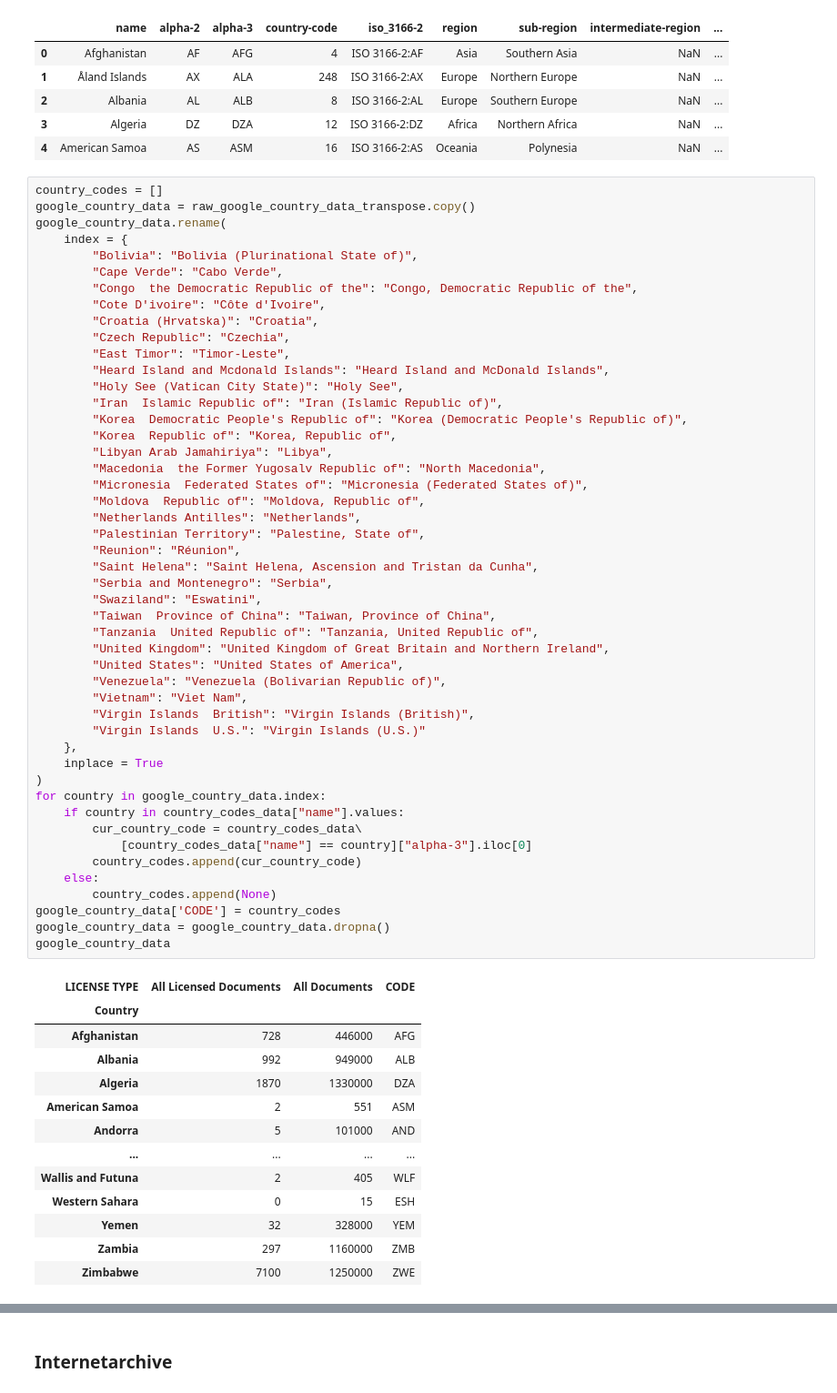
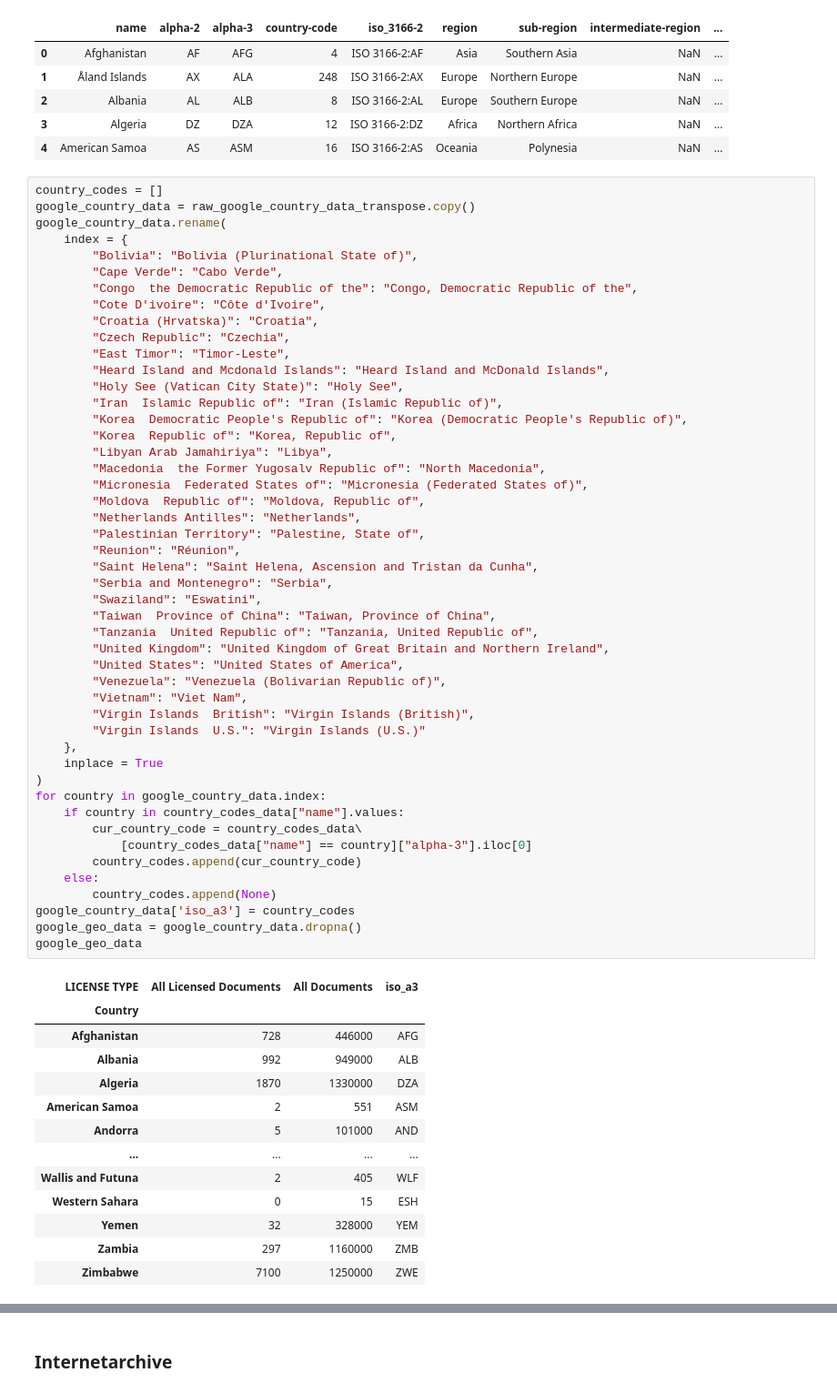
Before and after one commit to creativecommons/quantifying, a Jupyter notebook: visualization/visualization_engineering.ipynb, the cells around one changed output, grey strips where cells are left out. Shown at 91% size. Saved outputs shown, nothing was run; the diff lists cells and outputs as text.

```diff
--- a/visualization/visualization_engineering.ipynb
+++ b/visualization/visualization_engineering.ipynb
@@ -353,37 +371,37 @@ google_country_data.rename(
         "Korea  Republic of": "Korea, Republic of",
         "Libyan Arab Jamahiriya": "Libya",
         "Macedonia  the Former Yugosalv Republic of": "North Macedonia",
         "Micronesia  Federated States of": "Micronesia (Federated States of)",
         "Moldova  Republic of": "Moldova, Republic of",
         "Netherlands Antilles": "Netherlands",
         "Palestinian Territory": "Palestine, State of",
         "Reunion": "Réunion",
         "Saint Helena": "Saint Helena, Ascension and Tristan da Cunha",
         "Serbia and Montenegro": "Serbia",
         "Swaziland": "Eswatini",
         "Taiwan  Province of China": "Taiwan, Province of China",
         "Tanzania  United Republic of": "Tanzania, United Republic of",
         "United Kingdom": "United Kingdom of Great Britain and Northern Ireland",
         "United States": "United States of America",
         "Venezuela": "Venezuela (Bolivarian Republic of)",
         "Vietnam": "Viet Nam",
         "Virgin Islands  British": "Virgin Islands (British)",
         "Virgin Islands  U.S.": "Virgin Islands (U.S.)"
     },
     inplace = True
 )
 for country in google_country_data.index:
     if country in country_codes_data["name"].values:
         cur_country_code = country_codes_data\
             [country_codes_data["name"] == country]["alpha-3"].iloc[0]
         country_codes.append(cur_country_code)
     else:
         country_codes.append(None)
-google_country_data['CODE'] = country_codes
-google_country_data = google_country_data.dropna()
-google_country_data
+google_country_data['iso_a3'] = country_codes
+google_geo_data = google_country_data.dropna()
+google_geo_data
 # %% [output]
-| LICENSE TYPE | All Licensed Documents | All Documents | CODE |
+| LICENSE TYPE | All Licensed Documents | All Documents | iso_a3 |
 | Country |  |  |  |
 | Afghanistan | 728 | 446000 | AFG |
 | Albania | 992 | 949000 | ALB |
```
Also changed, not shown: parts of 23 cells of this notebook, 1 other file.
